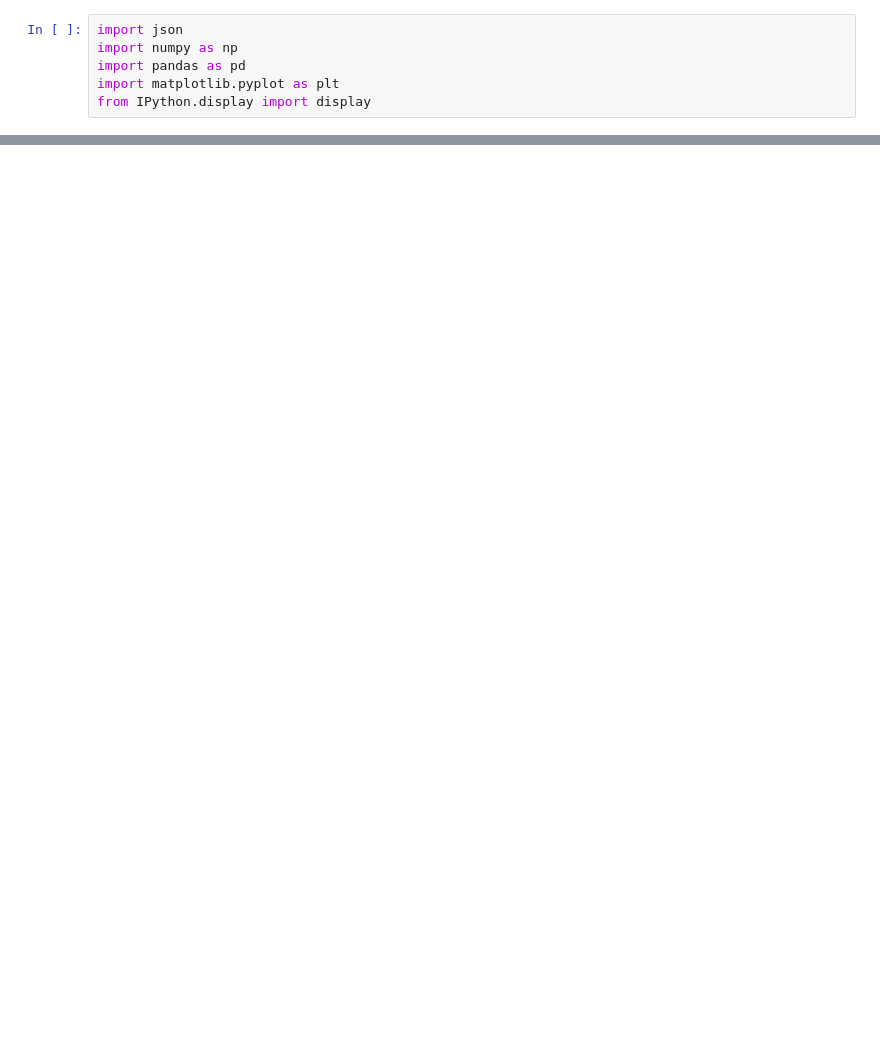
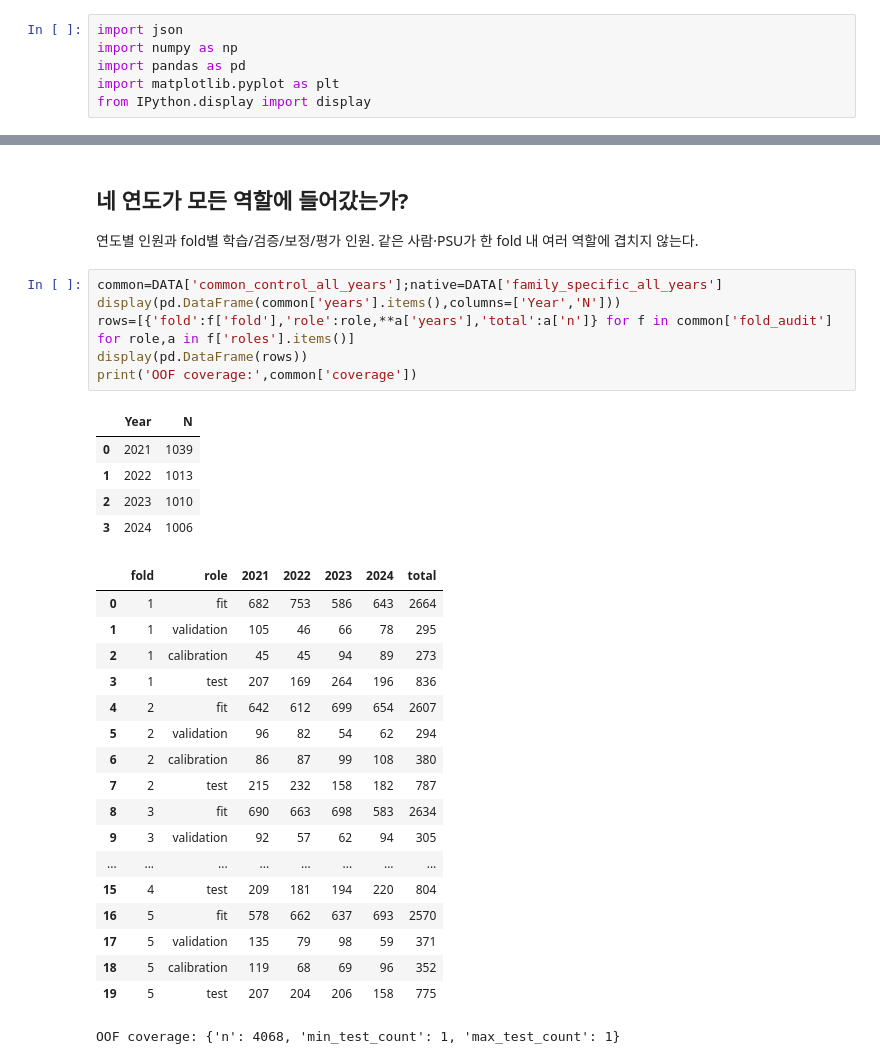
Before and after one commit to kdw123654/digital-project, a Jupyter notebook: comparison.ipynb, the cells around one changed output, grey strips where cells are left out. Drawn from its saved outputs; the diff is of its cells as text; blank space fills up the shorter version.

```diff
--- a/comparison.ipynb
+++ b/comparison.ipynb
@@ -102,0 +13,34 @@ display(pd.DataFrame({k:{e:v['ci95'] for e,v in m.items()} for k,m in DATA['adap
+# %% [markdown]
+## 네 연도가 모든 역할에 들어갔는가?
+
+연도별 인원과 fold별 학습/검증/보정/평가 인원. 같은 사람·PSU가 한 fold 내 여러 역할에 겹치지 않는다.
+# %%
+common=DATA['common_control_all_years'];native=DATA['family_specific_all_years']
+display(pd.DataFrame(common['years'].items(),columns=['Year','N']))
+rows=[{'fold':f['fold'],'role':role,**a['years'],'total':a['n']} for f in common['fold_audit'] for role,a in f['roles'].items()]
+display(pd.DataFrame(rows))
+print('OOF coverage:',common['coverage'])
+# %% [output]
+|  | Year | N |
+| 0 | 2021 | 1039 |
+| 1 | 2022 | 1013 |
+| 2 | 2023 | 1010 |
+| 3 | 2024 | 1006 |
+|  | fold | role | 2021 | 2022 | 2023 | 2024 | total |
+| 0 | 1 | fit | 682 | 753 | 586 | 643 | 2664 |
+| 1 | 1 | validation | 105 | 46 | 66 | 78 | 295 |
+| 2 | 1 | calibration | 45 | 45 | 94 | 89 | 273 |
+| 3 | 1 | test | 207 | 169 | 264 | 196 | 836 |
+| 4 | 2 | fit | 642 | 612 | 699 | 654 | 2607 |
+| 5 | 2 | validation | 96 | 82 | 54 | 62 | 294 |
+| 6 | 2 | calibration | 86 | 87 | 99 | 108 | 380 |
+| 7 | 2 | test | 215 | 232 | 158 | 182 | 787 |
+| 8 | 3 | fit | 690 | 663 | 698 | 583 | 2634 |
+| 9 | 3 | validation | 92 | 57 | 62 | 94 | 305 |
+| ... | ... | ... | ... | ... | ... | ... | ... |
+| 15 | 4 | test | 209 | 181 | 194 | 220 | 804 |
+| 16 | 5 | fit | 578 | 662 | 637 | 693 | 2570 |
+| 17 | 5 | validation | 135 | 79 | 98 | 59 | 371 |
+| 18 | 5 | calibration | 119 | 68 | 69 | 96 | 352 |
+| 19 | 5 | test | 207 | 204 | 206 | 158 | 775 |
+OOF coverage: {'n': 4068, 'min_test_count': 1, 'max_test_count': 1}
```
Also changed, not shown: parts of 16 cells of this notebook, 17 other files.
